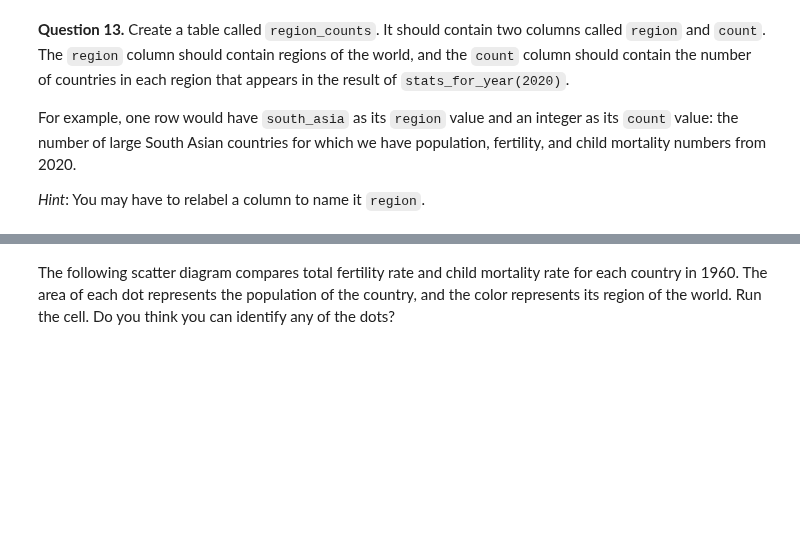
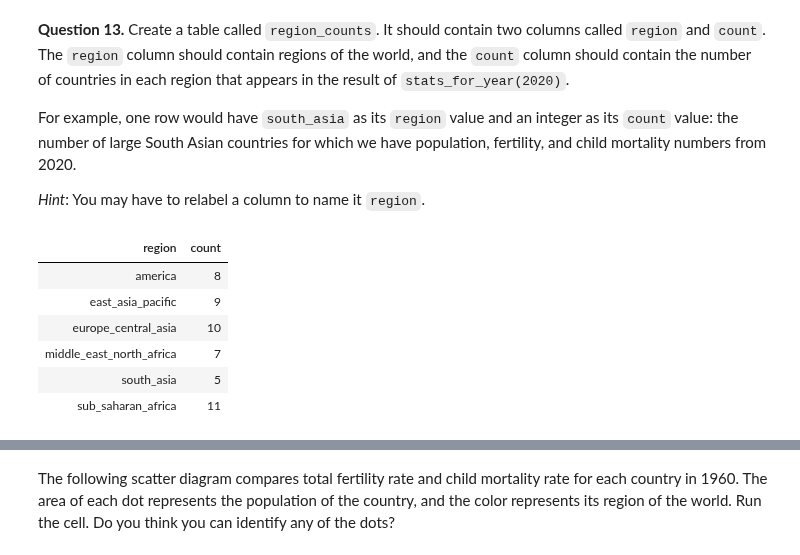
Before and after one commit to ttlarson13/Data-Analytics-Fall-25, a Jupyter notebook: project1-1/project1/project1.ipynb, the cells around one changed output, grey strips where cells are left out. Drawn from its saved outputs; the diff is of its cells as text; code cells hidden in the pictures; blank space fills up the shorter version.

```diff
--- a/project1-1/project1/project1.ipynb
+++ b/project1-1/project1/project1.ipynb
@@ -503,2 +521,15 @@ region_counts
+# %%
+stats_for_2020 = stats_for_year(2020).relabeled('geo', 'country')
+stats_for_20202 = stats_for_2020.join('country', countries, 'country')
+region_counts = stats_for_20202.group('world_6region').relabeled('world_6region', 'region')
+region_counts
+# %% [output]
+| region | count |
+| america | 8 |
+| east_asia_pacific | 9 |
+| europe_central_asia | 10 |
+| middle_east_north_africa | 7 |
+| south_asia | 5 |
+| sub_saharan_africa | 11 |
 # %%
 grader.check("q1_13")
```
Also changed, not shown: parts of 12 cells of this notebook, 1 other file.
